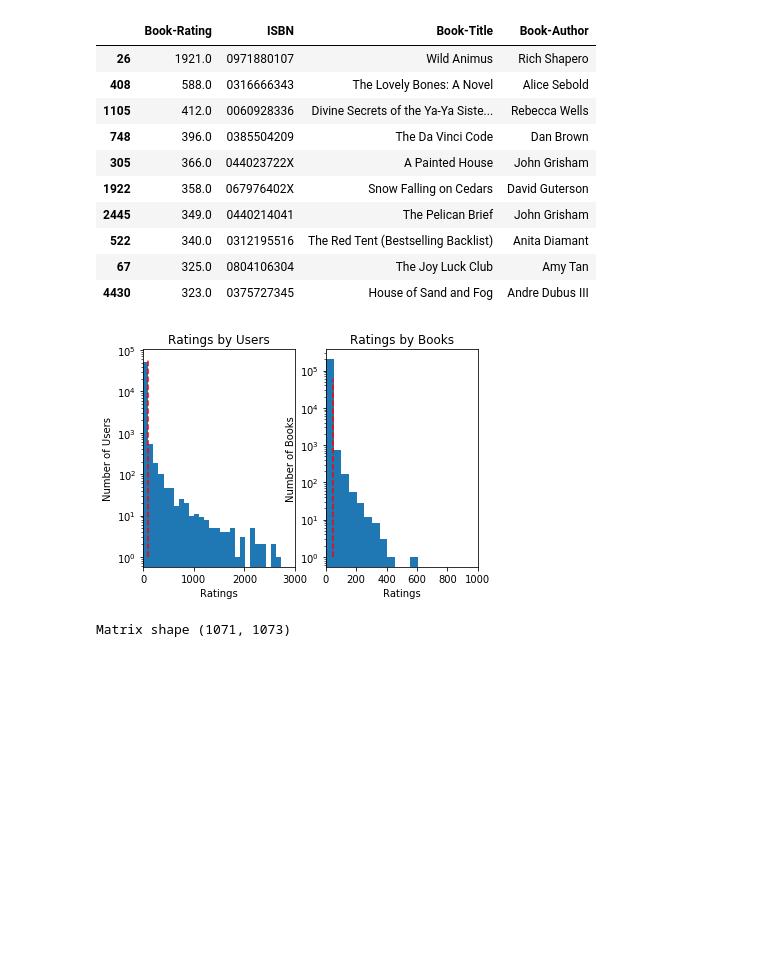
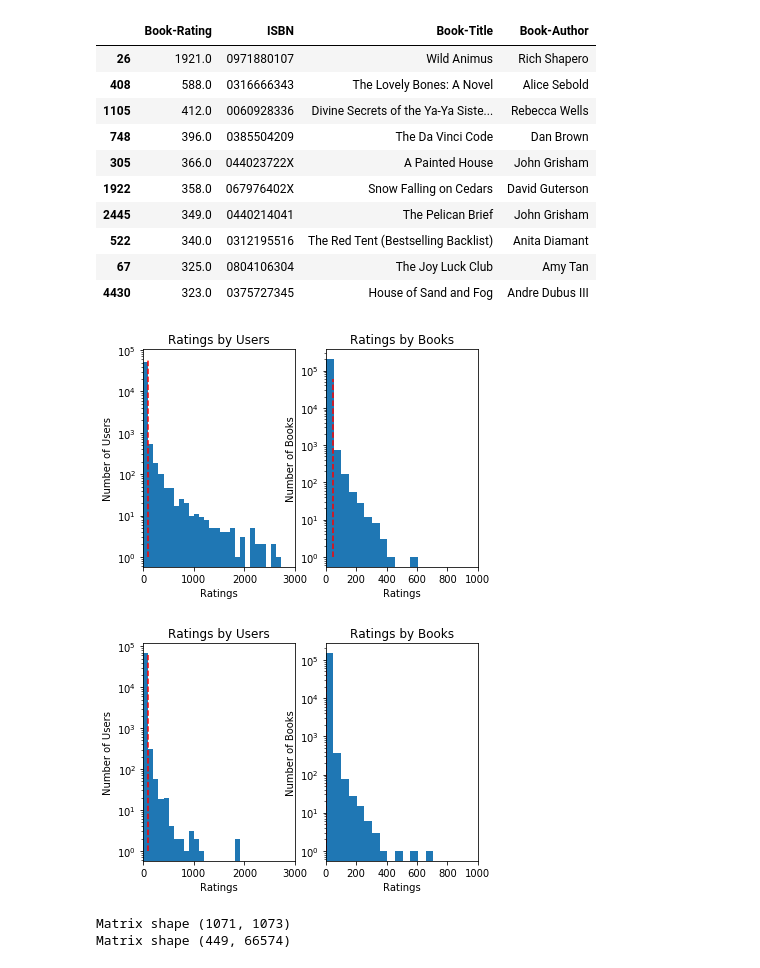
Before and after one commit to astrojneil/bookRec, a Jupyter notebook: BookRecommender.ipynb, the cells around one changed output. Saved outputs shown, nothing was run; the diff lists cells and outputs as text; code cells hidden in the pictures; blank space fills up the shorter version.

```diff
--- a/BookRecommender.ipynb
+++ b/BookRecommender.ipynb
@@ -183,10 +192,14 @@ top10.merge(books, left_index=True, right_on = 'ISBN')
 | 4430 | 323.0 | 0375727345 | House of Sand and Fog | Andre Dubus III |
 # %%
 imp_small = reduceRates(imp, 100, 50)
+exp_small = reduceRates(exp, 100, 0)
 # %% [output]
 [figure]
+[figure, added]
-# %%
-ratings_matrix = makeMatrix(imp_small)
-# %% [output]
-Matrix shape (1071, 1073)
+# %%
+ratings_matrix_imp = makeMatrix(imp_small)
+ratings_matrix_exp = makeMatrix(exp_small)
+# %% [output]
+Matrix shape (1071, 1073)
+Matrix shape (449, 66574)
 # %%
```
Also changed, not shown: parts of 9 cells of this notebook.
